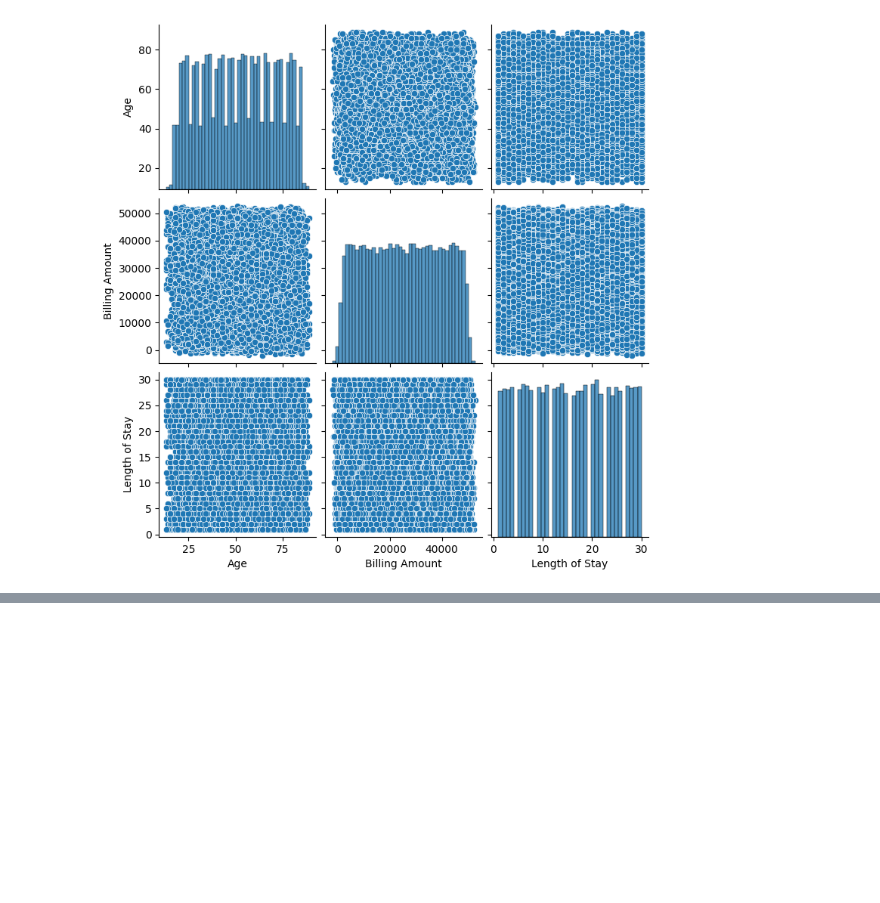
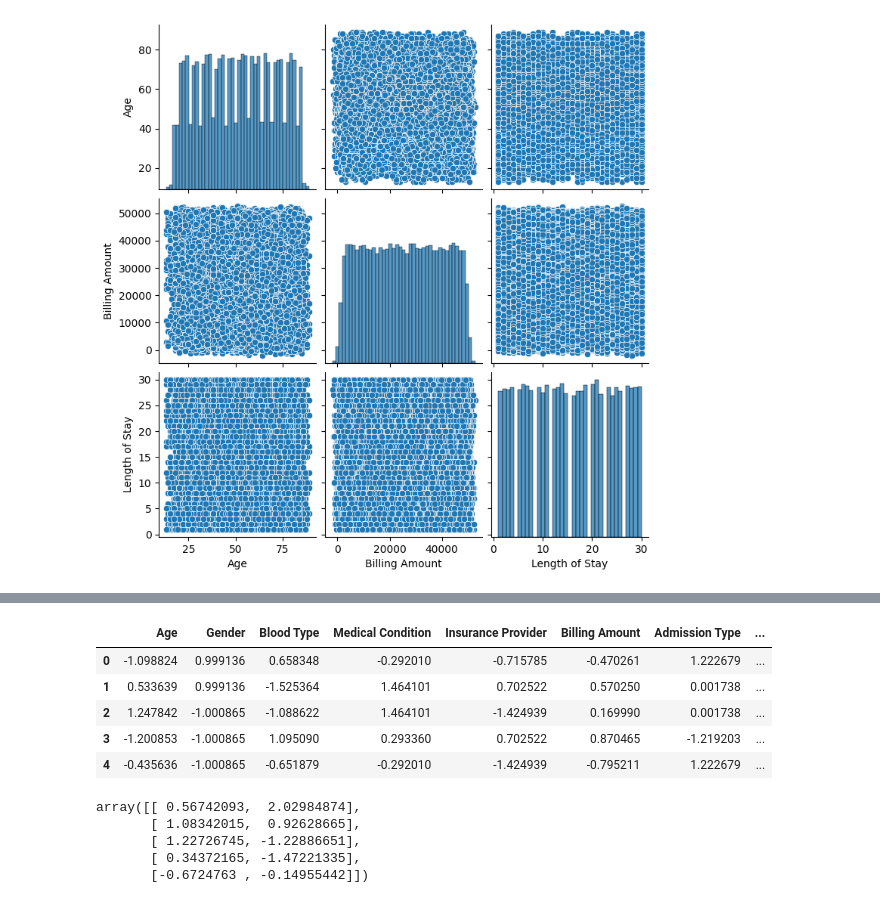
Before and after one commit to sainibunty2309-del/Healthcare-Prediction, a Jupyter notebook: healthcare.ipynb, the cells around one changed output, grey strips where cells are left out. Cells and saved outputs as stored; diff of their text form; code cells hidden in the pictures; blank space fills up the shorter version.

```diff
--- a/healthcare.ipynb
+++ b/healthcare.ipynb
@@ -278,0 +394,8 @@ plt.show()
+# %%
+from sklearn.preprocessing import StandardScaler
+
+scaler = StandardScaler()
+
+scaled_data = scaler.fit_transform(df)
+
+scaled_data
@@ -278,0 +416,30 @@ plt.show()
+# %%
+scaled_df = pd.DataFrame(
+    scaled_data,
+    columns=df.columns
+)
+
+scaled_df.head()
+# %% [output]
+|  | Age | Gender | Blood Type | Medical Condition | Insurance Provider | Billing Amount | Admission Type | ... |
+| 0 | -1.098824 | 0.999136 | 0.658348 | -0.292010 | -0.715785 | -0.470261 | 1.222679 | ... |
+| 1 | 0.533639 | 0.999136 | -1.525364 | 1.464101 | 0.702522 | 0.570250 | 0.001738 | ... |
+| 2 | 1.247842 | -1.000865 | -1.088622 | 1.464101 | -1.424939 | 0.169990 | 0.001738 | ... |
+| 3 | -1.200853 | -1.000865 | 1.095090 | 0.293360 | 0.702522 | 0.870465 | -1.219203 | ... |
+| 4 | -0.435636 | -1.000865 | -0.651879 | -0.292010 | -1.424939 | -0.795211 | 1.222679 | ... |
+# %%
+# PCA
+
+from sklearn.decomposition import PCA
+
+pca = PCA(n_components=2)
+
+pca_data = pca.fit_transform(scaled_df)
+
+pca_data[:5]
+# %% [output]
+array([[ 0.56742093,  2.02984874],
+       [ 1.08342015,  0.92628665],
+       [ 1.22726745, -1.22886651],
+       [ 0.34372165, -1.47221335],
+       [-0.6724763 , -0.14955442]])
```
Also changed, not shown: parts of 9 cells of this notebook.
